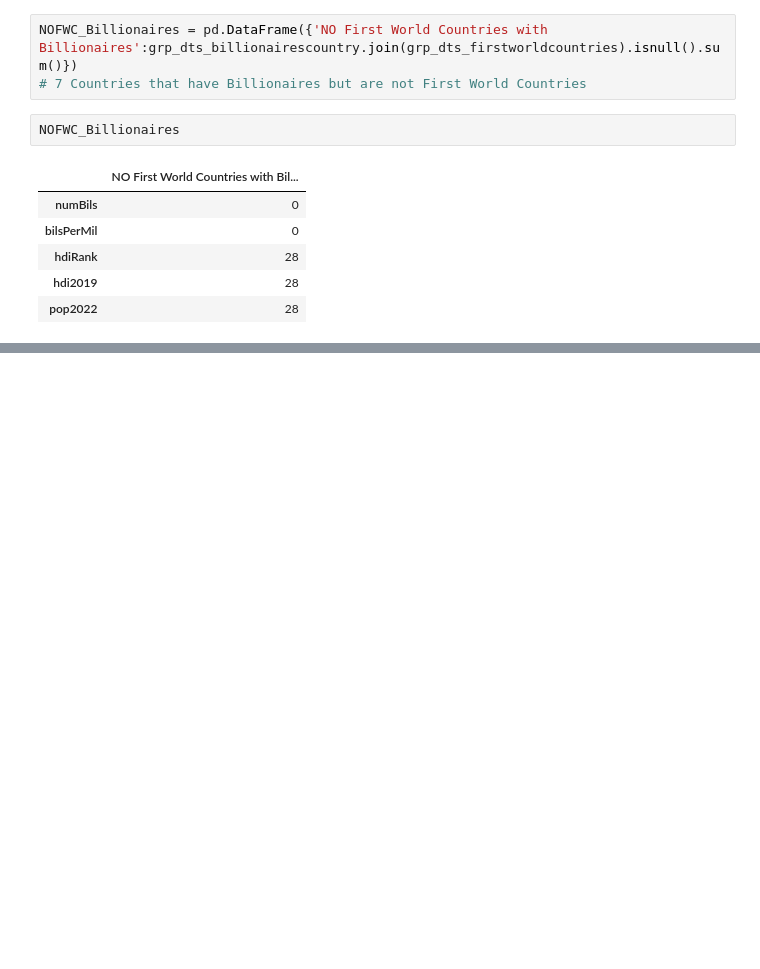
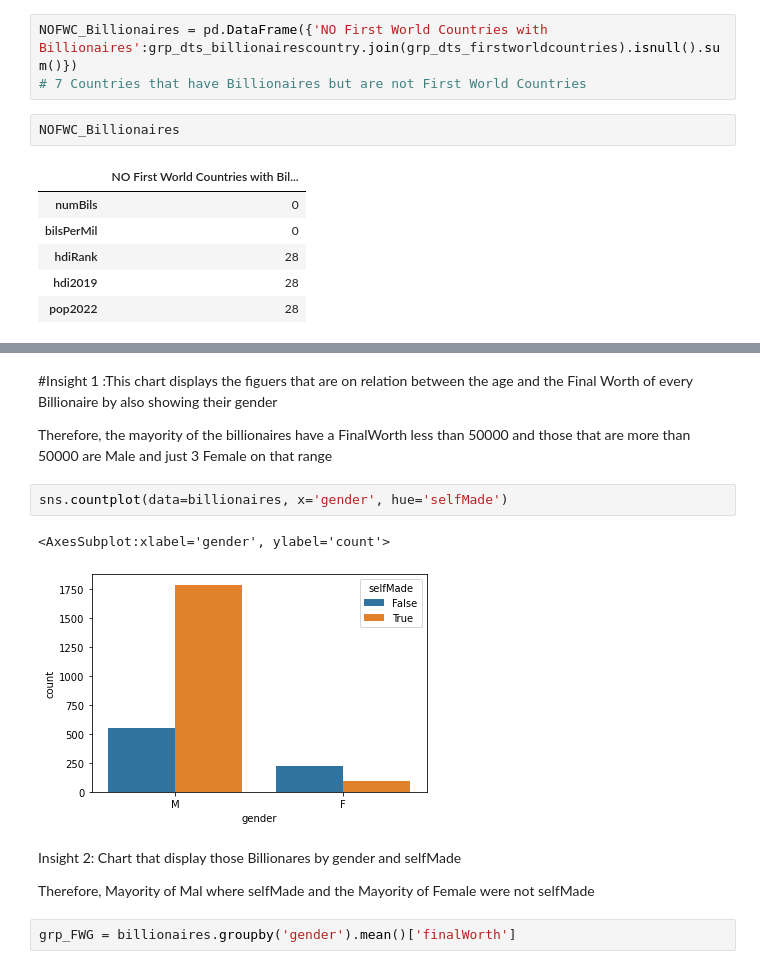
Before and after one commit to Audkaur/UCDPA_AudreyKoussou, a Jupyter notebook: UCDPA_AudreyKoussou.ipynb, the cells around one changed output, grey strips where cells are left out. Drawn from its saved outputs; the diff is of its cells as text; blank space fills up the shorter version.

```diff
--- a/UCDPA_AudreyKoussou.ipynb
+++ b/UCDPA_AudreyKoussou.ipynb
@@ -454,0 +584,15 @@ NOFWC_Billionaires
+# %% [markdown]
+#Insight 1 :This chart displays the figuers that are on relation between the age and the Final Worth of every Billionaire by also showing their gender
+
+Therefore, the mayority of the billionaires have a FinalWorth less than 50000 and those that are more than 50000 are Male and just 3 Female on that range
+# %%
+sns.countplot(data=billionaires, x='gender', hue='selfMade')
+# %% [output]
+<AxesSubplot:xlabel='gender', ylabel='count'>
+[figure, added]
+# %% [markdown]
+Insight 2: Chart that display those Billionares by gender and selfMade
+
+Therefore, Mayority of Mal where selfMade  and the Mayority of Female were not selfMade
+# %%
+grp_FWG = billionaires.groupby('gender').mean()['finalWorth']
```
Also changed, not shown: parts of 31 cells of this notebook.
